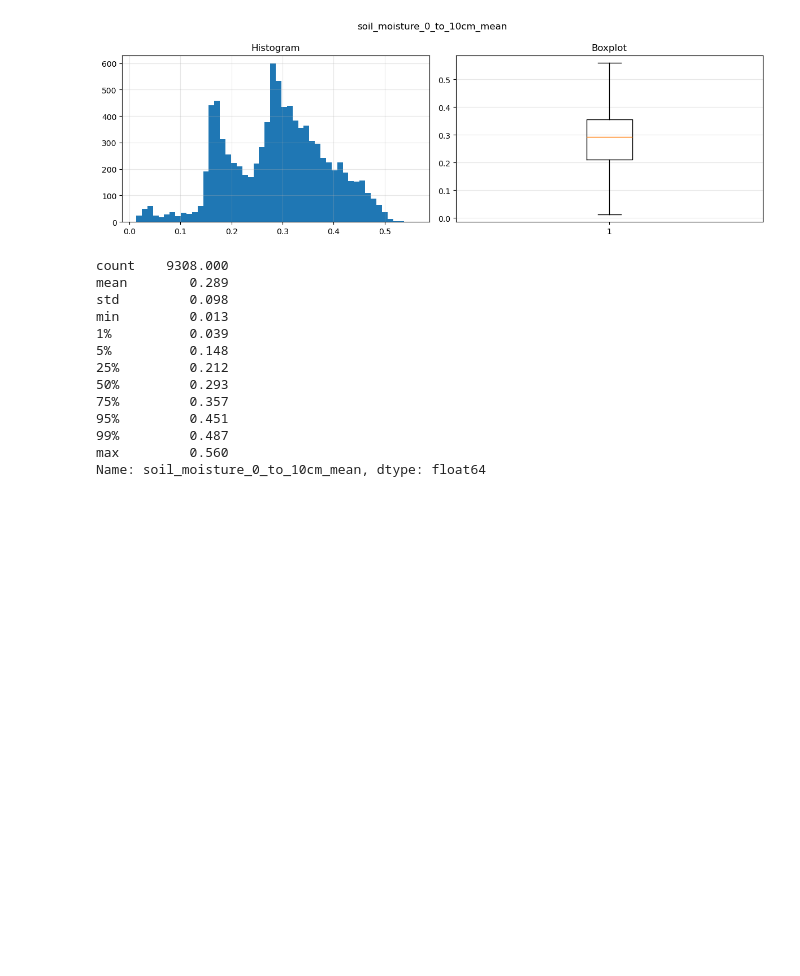
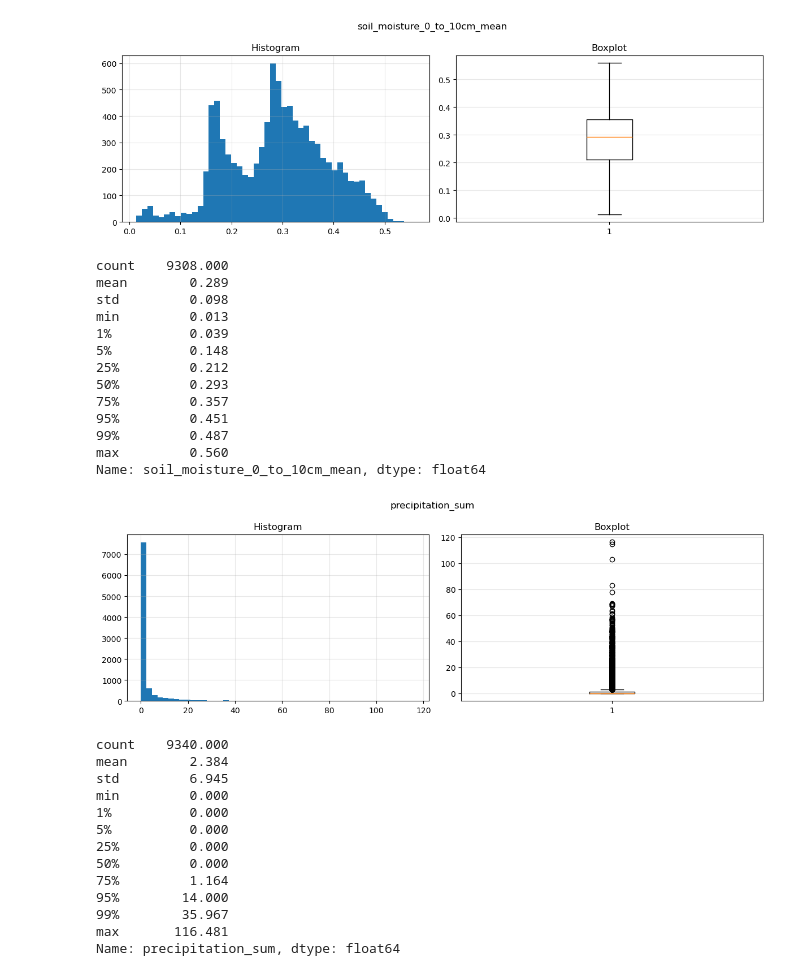
Before and after one commit to AnanthKothuri/GeospatialAIProject, a Jupyter notebook: DataExploration.ipynb, the cells around one changed output. Drawn from its saved outputs; the diff is of its cells as text; code cells hidden in the pictures; blank space fills up the shorter version.

```diff
--- a/DataExploration.ipynb
+++ b/DataExploration.ipynb
@@ -32,15 +34,14 @@ KNOWN_NUMERIC = [
     "elevation"
 ]
 present_numeric = [c for c in KNOWN_NUMERIC if c in flood_df.columns]
-def to_num(x):
-    x = str(x).replace(",", "")
-    try:
-        return float(x)
-    except:
-        return np.nan
-df_num = flood_df.copy()
+# def to_num(x):
+#     x = str(x).replace(",", "")
+#     try:
+#         return float(x)
+#     except:
+#         return np.nan
 for c in present_numeric:
-    df_num[c] = df_num[c].apply(to_num)
+    flood_df[c] = pd.to_numeric(flood_df[c], errors='coerce')
 # %%
 miss_rows = []
 for c in flood_df.columns:
@@ -240,3 +243,20 @@ min         0.013
 99%         0.487
 max         0.560
 Name: soil_moisture_0_to_10cm_mean, dtype: float64
+# %%
+explore_numeric('precipitation_sum')
+# %% [output]
+[figure, added]
+count    9340.000
+mean        2.384
+std         6.945
+min         0.000
+1%          0.000
+5%          0.000
+25%         0.000
+50%         0.000
+75%         1.164
+95%        14.000
+99%        35.967
+max       116.481
+Name: precipitation_sum, dtype: float64
```
Also changed, not shown: parts of 8 cells of this notebook.
